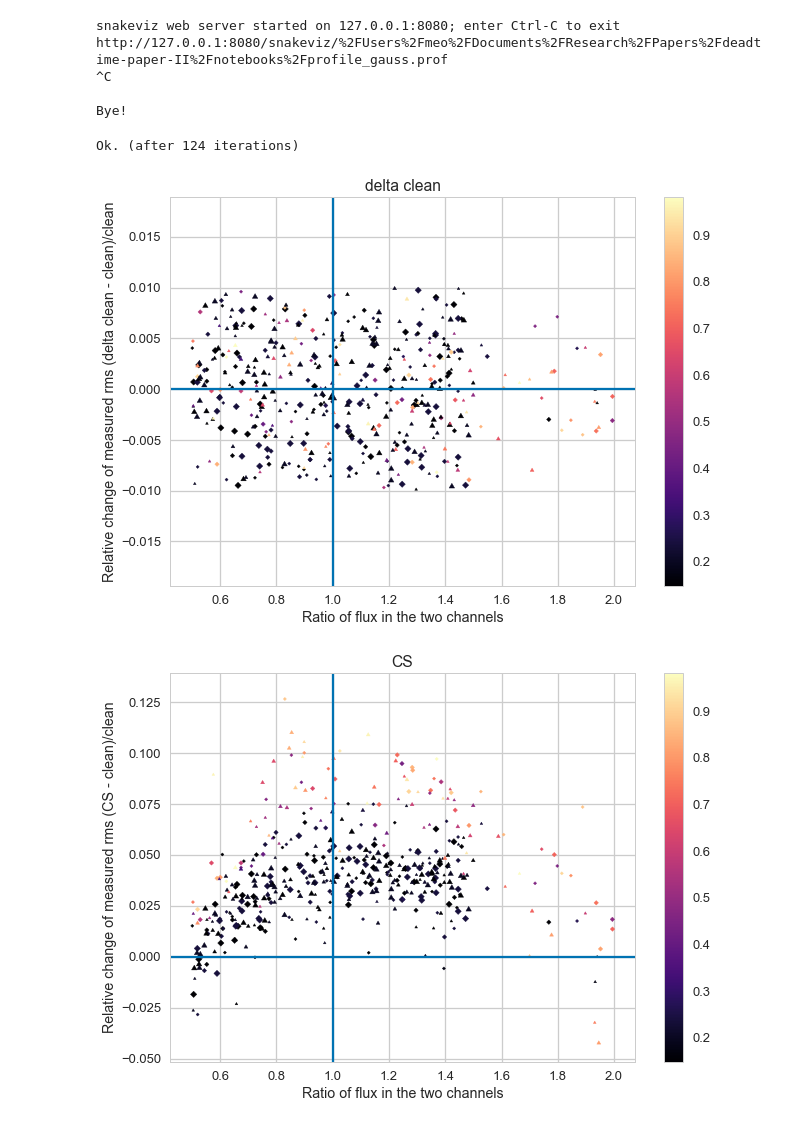
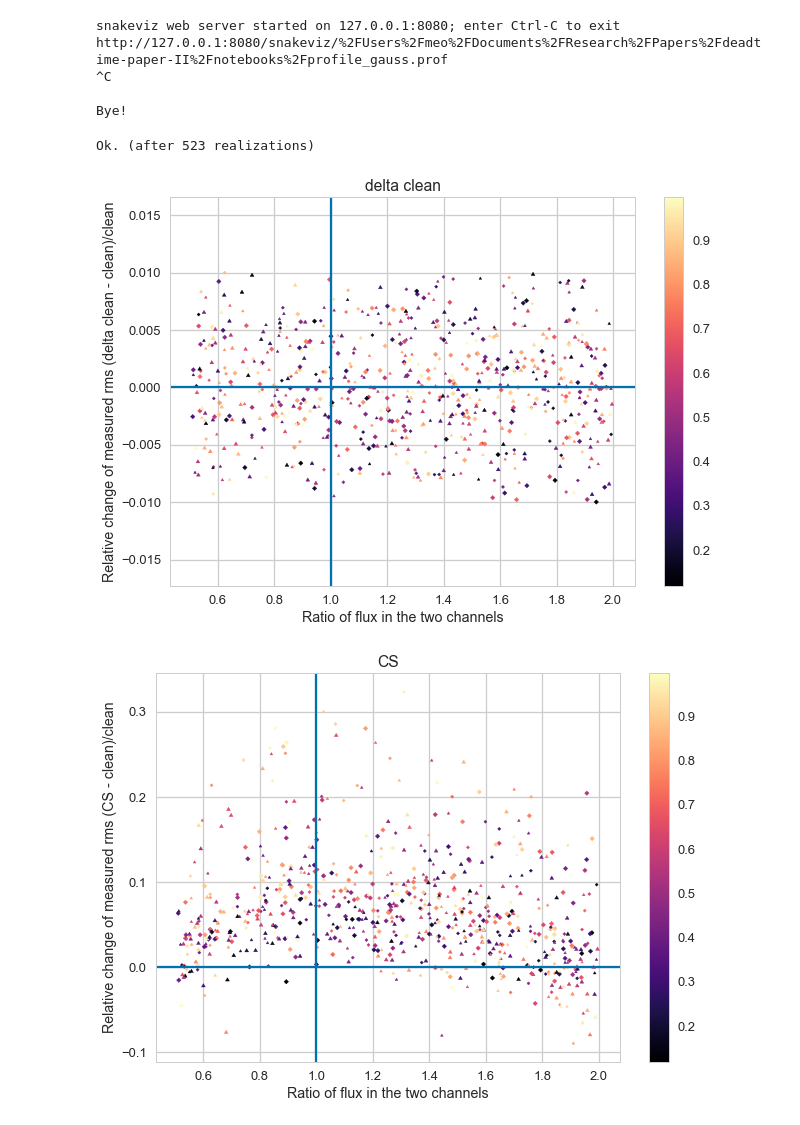
Before and after one commit to matteobachetti/deadtime-paper-II, a Jupyter notebook: notebooks/7. Estimate effect of different fluxes on rn.ipynb, the cells around one changed output. Cells and saved outputs as stored; diff of their text form; code cells hidden in the pictures.

```diff
--- a/notebooks/7. Estimate effect of different fluxes on rn.ipynb
+++ b/notebooks/7. Estimate effect of different fluxes on rn.ipynb
@@ -592,12 +608,12 @@ errcount = 0
 
 while(1):
     try:
-        results = map_fad_gain_with_channel_ratio(model, 1, table_file='results.csv',
+        results = map_fad_gain_with_channel_ratio(model, 1, table_file='results_rn.csv',
                                                   smoothing_alg='gauss', fit_ref='cs')
         count += 1
-        print('Iteration n. {} completed'.format(count), end='\r')
+        print('Realization n. {} completed'.format(count), end='\r')
     except KeyboardInterrupt:
-        print('Ok. (after {} iterations)'.format(count))
+        print('Ok. (after {} realizations)'.format(count))
         break
     except Exception as e:
         with open('err.log', 'a') as errlog:
@@ -606,10 +622,10 @@ while(1):
             break
         errcount += 1
 # %% [output]
-Ok. (after 124 iterations)
+Ok. (after 523 realizations)
 # %%
 from plot_all_trials import *
-plot_all('results.csv')
+plot_all('results_rn.csv')
 # %% [output]
-[figure, old version]
+[figure, new version]
-[figure, old version]
+[figure, new version]
```
Also changed, not shown: parts of 12 cells of this notebook, 4 other files.
